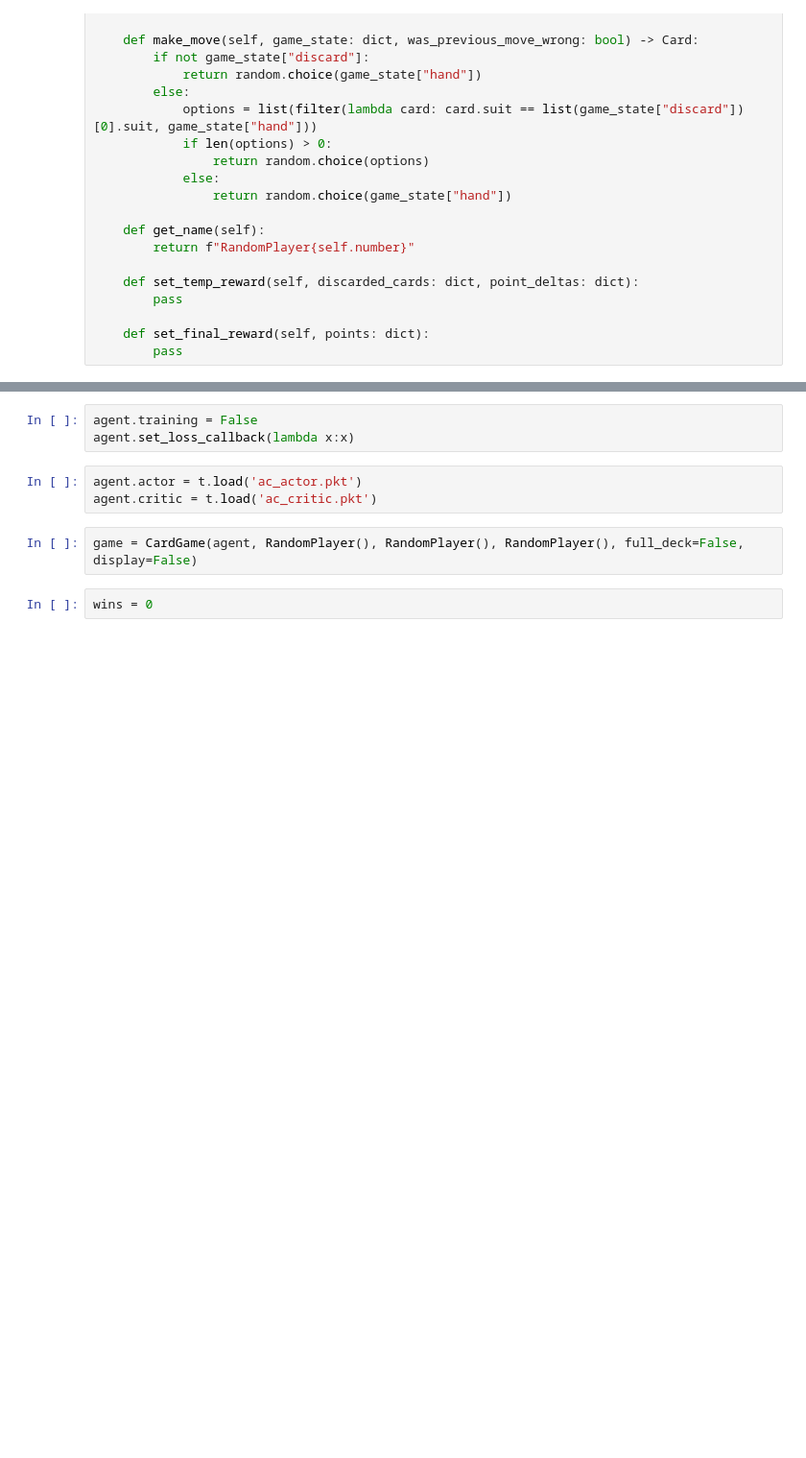
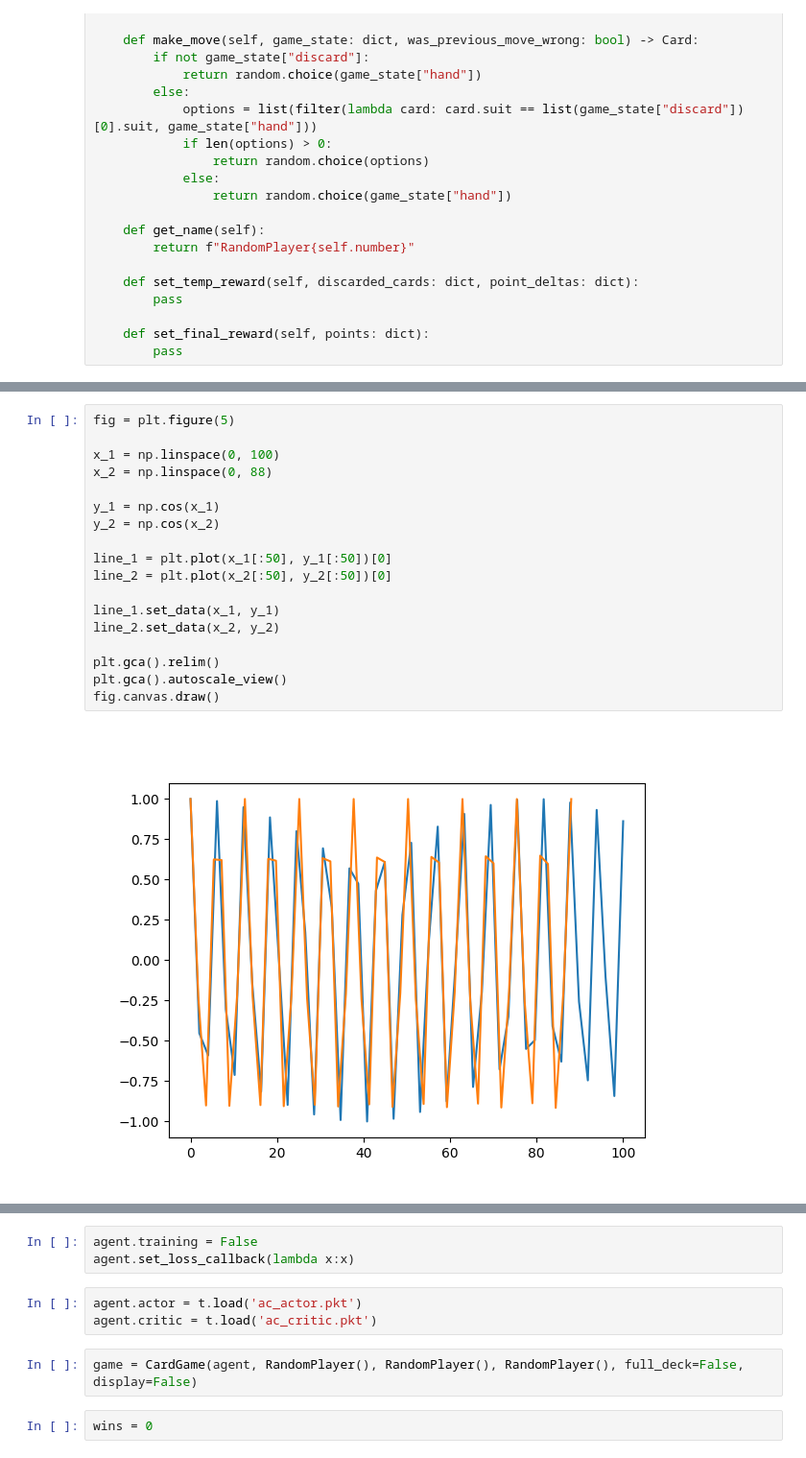
Before and after one commit to k-chr/CardGame, a Jupyter notebook: training.ipynb, the cells around one changed output, grey strips where cells are left out. Shown: that part at 96% size. Saved outputs shown, nothing was run; the diff lists cells and outputs as text; blank space fills up the shorter version.

Commit message:
Fixed issue with x-lim of plots. Added example of use harry-plotter module during agent training

```diff
--- a/training.ipynb
+++ b/training.ipynb
@@ -159,0 +160,20 @@ Upgraded critic to loss to: 43.22027628730139
+# %%
+fig = plt.figure(5)
+
+x_1 = np.linspace(0, 100)
+x_2 = np.linspace(0, 88)
+
+y_1 = np.cos(x_1)
+y_2 = np.cos(x_2)
+
+line_1 = plt.plot(x_1[:50], y_1[:50])[0]
+line_2 = plt.plot(x_2[:50], y_2[:50])[0]
+
+line_1.set_data(x_1, y_1)
+line_2.set_data(x_2, y_2)
+
+plt.gca().relim()
+plt.gca().autoscale_view()
+fig.canvas.draw()
+# %% [output]
+[figure, added]
```
Also changed, not shown: parts of 22 cells of this notebook, 1 other file.
